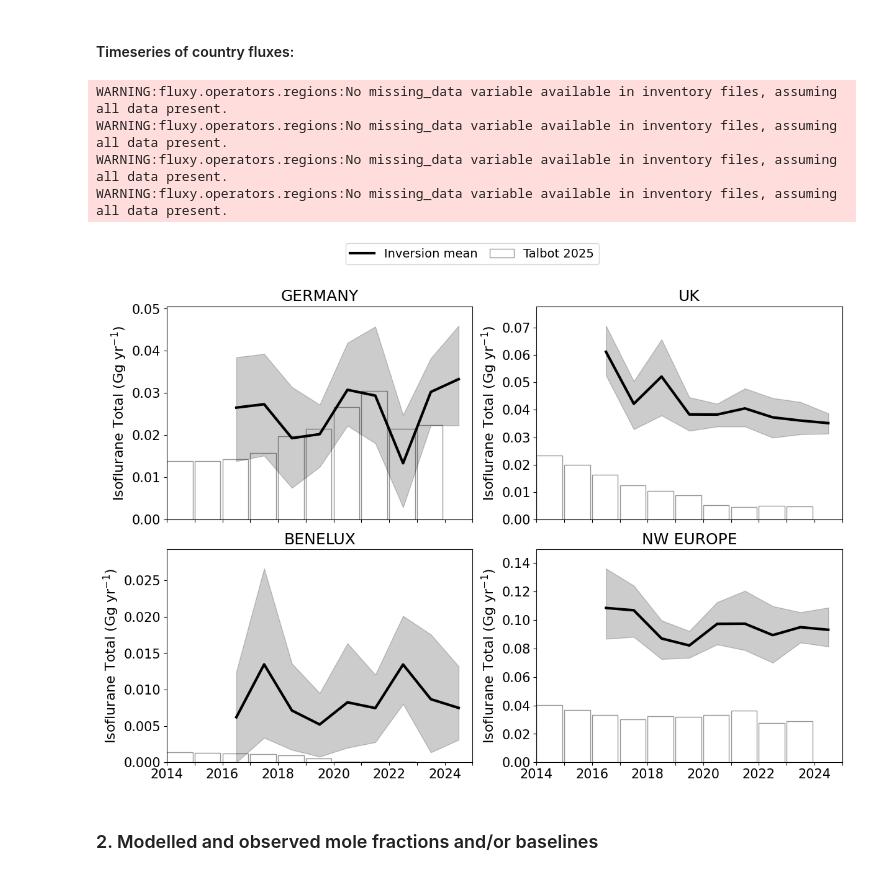
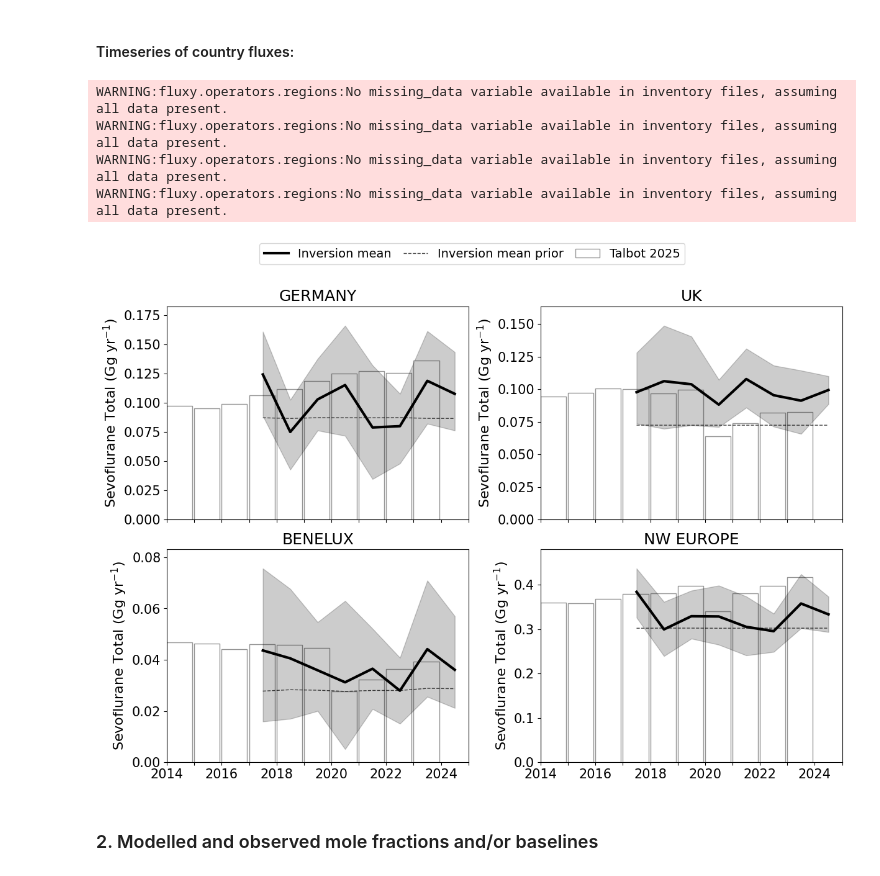
Before and after one commit to openghg/fluxie, a Jupyter notebook: scripts/FIA_inversion_results.ipynb, the cells around one changed output. Drawn from its saved outputs; the diff is of its cells as text; code cells hidden in the pictures.

```diff
--- a/scripts/FIA_inversion_results.ipynb
+++ b/scripts/FIA_inversion_results.ipynb
@@ -90,8 +88,8 @@ from fluxy.operators.flux_scale_by_sector_proportions import scale_by_sector_pro
 
 ###################################
 ### edit variables in this block
-species = 'isoflurane' #options for individual species, or 'all_hfc' or 'all_pfc'
-models = experiments['iso'] #if using 'all_hfc' or 'all_pfc' use basic model names  (e.g. ['InTEM','ELRIS','RHIME']) and standard filenames (listed in config_data["models_info"]["standard_run"]["default"]) will be used for each species.
+species = 'sevoflurane' #options for individual species, or 'all_hfc' or 'all_pfc'
+models = experiments['fia'] #if using 'all_hfc' or 'all_pfc' use basic model names  (e.g. ['InTEM','ELRIS','RHIME']) and standard filenames (listed in config_data["models_info"]["standard_run"]["default"]) will be used for each species.
                                 #To use non standard filenames, do <model>_<config_key> : e.g. with ['ELRIS_elris-n2o'], the filenames will be looked in config_data["models_info"]["standard_run"]["elris-n2o"].
 regions = ['GERMANY','UK','BENELUX','NW_EU2']
 period = 'yearly' #inversion period, must be a string or a list of the same length as models, e.g. ['monthly','yearly']
@@ -133,7 +131,7 @@ inventory_years = None #If None, plots most recent. Or can choose list of years:
 inventory_filename = 'UNFCCC_inventory'   #Full filename = {inventory_filename}_{species}_{inventory_year}
 fix_y_axes = False #if True: all y axis limits are the same, if False: each y axis is relative to the data
                      #if a list of floats (e.g. [0,0.1]) applies these limit to all axes
-add_prior = False #if True: plots prior as dashed lines
+add_prior = True #if True: plots prior as dashed lines
 add_prior_unc = False #if True: plots prior uncertainty as shaded area
 add_post_unc = True
 set_global_leg = True #If True, plots one single legend instead of one legend per subplot.
@@ -152,40 +150,41 @@ fig = plot_country_flux(ds_all_flux_scaled,
                         species,
                         regions,
                         config_data,
                         model_colors,
                         model_labels,
                         start_date,
                         end_date,
                         annex_mode,
                         plot_inventory,
                         inventory_years,
                         inventory_filename,
-                        data_dir,
-                        fix_y_axes,
-                        add_prior,
-                        add_prior_unc,
-                        add_post_unc,
-                        set_global_leg,
+                        inventory_label="Talbot",
+                        data_dir=data_dir,
+                        fix_y_axes=fix_y_axes,
+                        add_prior=add_prior,
+                        add_prior_unc=add_prior_unc,
+                        add_post_unc=add_post_unc,
+                        set_global_leg=set_global_leg,
                         country_codes_as_titles=country_codes_as_titles,
                         plot_separate=plot_separate,
                         plot_combined=plot_combined,
                         resample=resample,
                         resample_uncert_correlation=resample_uncert_correlation,
                         plot_resample_and_original=plot_resample_and_original,
                         rolling_mean=rolling_mean,
                         return_res=False,sector=sector)
 
 
 fn_pdf = plot_dir + "/" + species + "_country_flux_time_series_all_models.pdf"
 fig.savefig(fn_pdf, bbox_inches='tight', pad_inches=0.2, dpi=300)
 fn_png = plot_dir + "/" + species + "_country_flux_time_series_all_models.png"
 fig.savefig(fn_png, bbox_inches='tight', pad_inches=0.2, dpi=300)
 # %% [output]
 WARNING:fluxy.operators.regions:No missing_data variable available in inventory files, assuming all data present.
 WARNING:fluxy.operators.regions:No missing_data variable available in inventory files, assuming all data present.
 WARNING:fluxy.operators.regions:No missing_data variable available in inventory files, assuming all data present.
 WARNING:fluxy.operators.regions:No missing_data variable available in inventory files, assuming all data present.
-[figure, old version]
+[figure, new version]
 # %% [markdown]
 ### 2. Modelled and observed mole fractions and/or baselines
 # %% [markdown]
```
Also changed, not shown: parts of 7 cells of this notebook, 4 other files.
